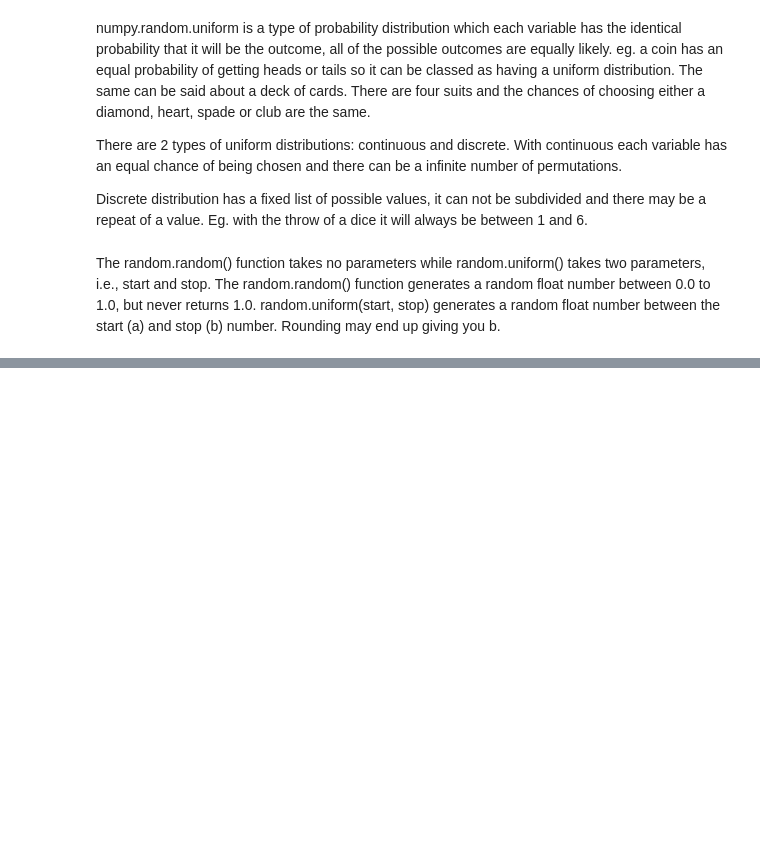
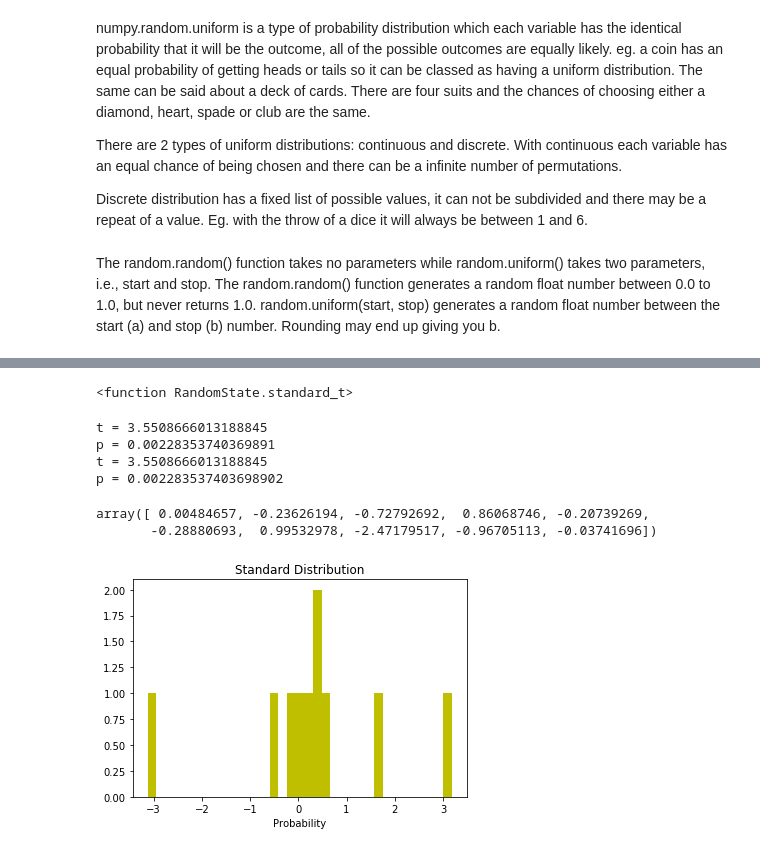
Before and after one commit to bexiturley/assignment-2019-programming-and-data-analysis, a Jupyter notebook: numpyrandom-Copy1.ipynb, the cells around one changed output, grey strips where cells are left out. Saved outputs shown, nothing was run; the diff lists cells and outputs as text; code cells hidden in the pictures; blank space fills up the shorter version.

Commit message:
standard t

```diff
--- a/numpyrandom-Copy1.ipynb
+++ b/numpyrandom-Copy1.ipynb
@@ -602,0 +601,71 @@ plt.show()
+# %%
+np.random.standard_t
+# %% [output]
+<function RandomState.standard_t>
+# %%
+## Import the packages
+import numpy as np
+from scipy import stats
+
+
+## Define 2 random distributions
+#Sample Size
+N = 10
+#Gaussian distributed data with mean = 2 and var = 1
+a = np.random.randn(N) + 2
+#Gaussian distributed data with with mean = 0 and var = 1
+b = np.random.randn(N)
+
+
+## Calculate the Standard Deviation
+#Calculate the variance to get the standard deviation
+
+#For unbiased max likelihood estimate we have to divide the var by N-1, and therefore the parameter ddof = 1
+var_a = a.var(ddof=1)
+var_b = b.var(ddof=1)
+
+#std deviation
+s = np.sqrt((var_a + var_b)/2)
+s
+
+
+
+## Calculate the t-statistics
+t = (a.mean() - b.mean())/(s*np.sqrt(2/N))
+
+
+
+## Compare with the critical t-value
+#Degrees of freedom
+df = 2*N - 2
+
+#p-value after comparison with the t
+p = 1 - stats.t.cdf(t,df=df)
+
+
+print("t = " + str(t))
+print("p = " + str(2*p))
+### You can see that after comparing the t statistic with the critical t value (computed internally) we get a good p value of 0.0005 and thus we reject the null hypothesis and thus it proves that the mean of the two distributions are different and statistically significant.
+
+
+## Cross Checking with the internal scipy function
+t2, p2 = stats.ttest_ind(a,b)
+print("t = " + str(t2))
+print("p = " + str(p2))
+# %% [output]
+t = 3.5508666013188845
+p = 0.00228353740369891
+t = 3.5508666013188845
+p = 0.002283537403698902
+# %%
+np.random.standard_t(25, size=10)
+# %% [output]
+array([ 0.00484657, -0.23626194, -0.72792692,  0.86068746, -0.20739269,
+       -0.28880693,  0.99532978, -2.47179517, -0.96705113, -0.03741696])
+# %%
+plt.hist(np.random.standard_t(25, size=10), bins=35, color='Y', alpha=1)
+plt.xlabel("Probability")
+plt.title("Standard Distribution")
+plt.show()
+# %% [output]
+[figure, added]
```
Also changed, not shown: parts of 35 cells of this notebook.
